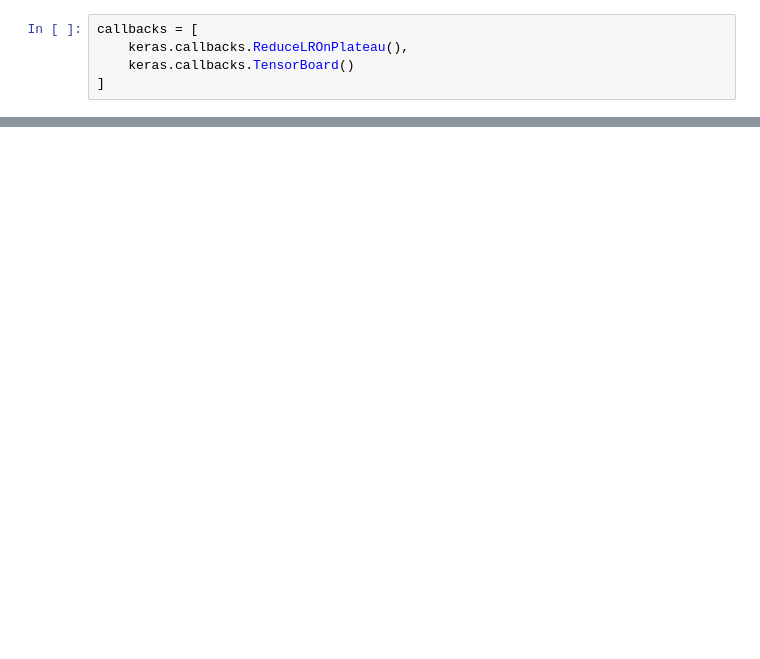
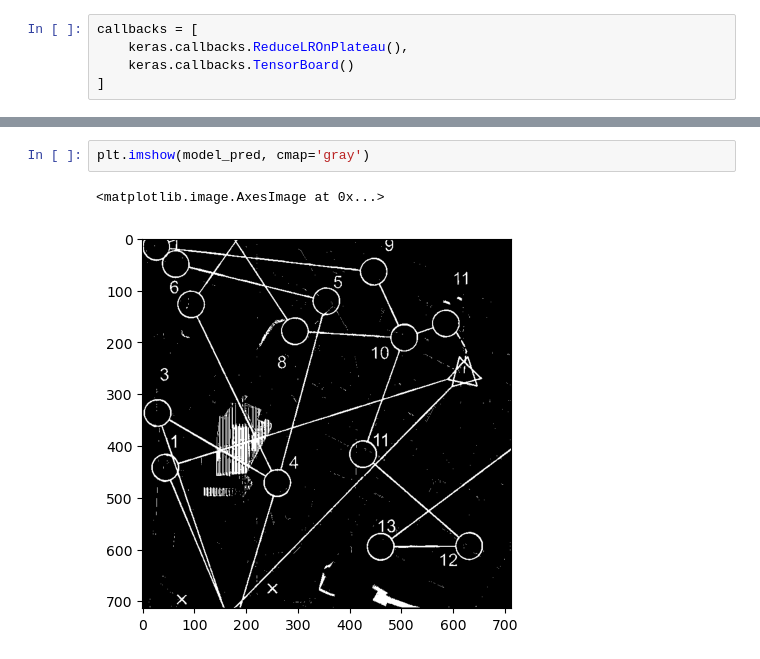
Before and after one commit to ianblair87/maps-analyzer, a Jupyter notebook: experiments/unet-course.ipynb, the cells around one changed output, grey strips where cells are left out. Drawn from its saved outputs; the diff is of its cells as text; blank space fills up the shorter version.

```diff
--- a/experiments/unet-course.ipynb
+++ b/experiments/unet-course.ipynb
@@ -238,0 +284,5 @@ plt.imshow(res)
+# %%
+plt.imshow(model_pred, cmap='gray')
+# %% [output]
+<matplotlib.image.AxesImage at 0x...>
+[figure, added]
```
Also changed, not shown: parts of 18 cells of this notebook, 3 other files.
